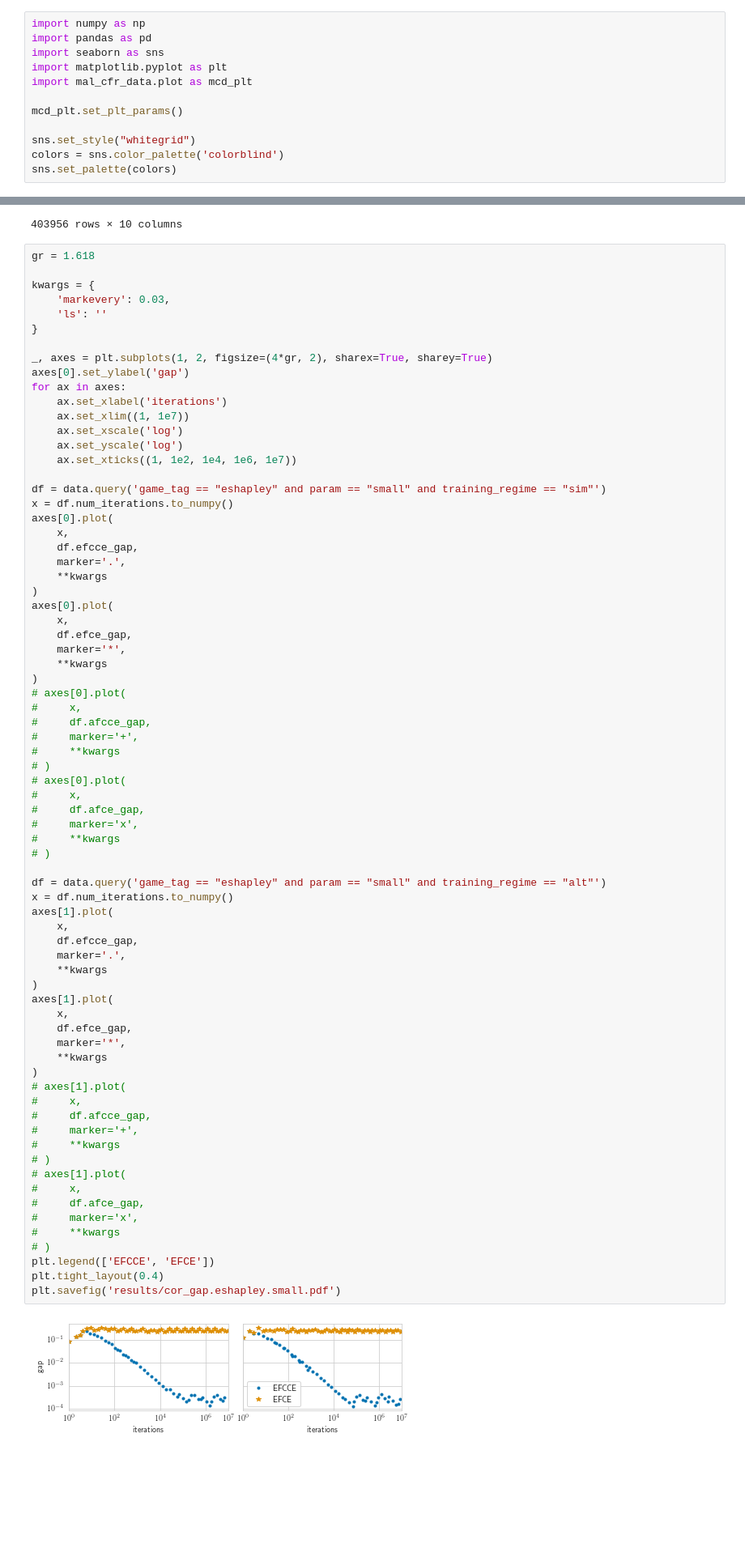
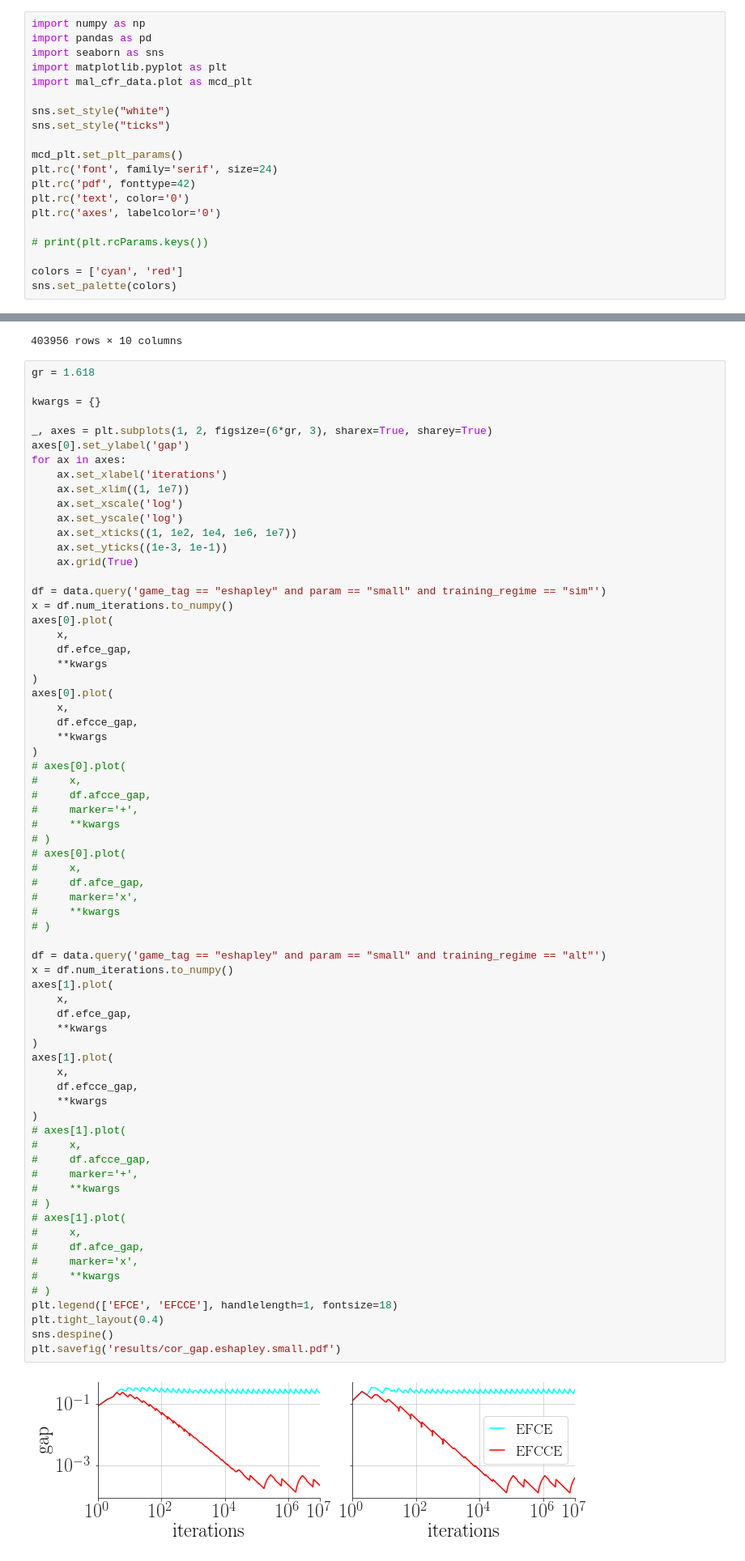
Before and after one commit to dmorrill10/hr_edl_experiments, a Jupyter notebook: cor_gap_data.ipynb, the cells around one changed output, grey strips where cells are left out. Shown at 81% size. Cells and saved outputs as stored; diff of their text form; blank space fills up the shorter version.

Commit message:
Improve figure presentation

```diff
--- a/cor_gap_data.ipynb
+++ b/cor_gap_data.ipynb
@@ -5,10 +5,18 @@ import seaborn as sns
 import matplotlib.pyplot as plt
 import mal_cfr_data.plot as mcd_plt
 
+sns.set_style("white")
+sns.set_style("ticks")
+
 mcd_plt.set_plt_params()
+plt.rc('font', family='serif', size=24)
+plt.rc('pdf', fonttype=42)
+plt.rc('text', color='0')
+plt.rc('axes', labelcolor='0')
 
-sns.set_style("whitegrid")
-colors = sns.color_palette('colorblind')
+# print(plt.rcParams.keys())
+
+colors = ['cyan', 'red']
 sns.set_palette(colors)
 # %%
 data = pd.DataFrame.from_records(np.load('results/cor_gap_data.npy', allow_pickle=True))
@@ -30,12 +38,9 @@ data
 # %%
 gr = 1.618
 
-kwargs = {
-    'markevery': 0.03,
-    'ls': ''
-}
+kwargs = {}
 
-_, axes = plt.subplots(1, 2, figsize=(4*gr, 2), sharex=True, sharey=True)
+_, axes = plt.subplots(1, 2, figsize=(6*gr, 3), sharex=True, sharey=True)
 axes[0].set_ylabel('gap')
 for ax in axes:
     ax.set_xlabel('iterations')
@@ -43,19 +48,19 @@ for ax in axes:
     ax.set_xscale('log')
     ax.set_yscale('log')
     ax.set_xticks((1, 1e2, 1e4, 1e6, 1e7))
+    ax.set_yticks((1e-3, 1e-1))
+    ax.grid(True)
 
 df = data.query('game_tag == "eshapley" and param == "small" and training_regime == "sim"')
 x = df.num_iterations.to_numpy()
 axes[0].plot(
     x,
-    df.efcce_gap,
-    marker='.',
+    df.efce_gap,
     **kwargs
 )
 axes[0].plot(
     x,
-    df.efce_gap,
-    marker='*',
+    df.efcce_gap,
     **kwargs
 )
 # axes[0].plot(
@@ -69,39 +74,38 @@ axes[0].plot(
 #     df.afce_gap,
 #     marker='x',
 #     **kwargs
 # )
 
 df = data.query('game_tag == "eshapley" and param == "small" and training_regime == "alt"')
 x = df.num_iterations.to_numpy()
 axes[1].plot(
     x,
-    df.efcce_gap,
-    marker='.',
+    df.efce_gap,
     **kwargs
 )
 axes[1].plot(
     x,
-    df.efce_gap,
-    marker='*',
+    df.efcce_gap,
     **kwargs
 )
 # axes[1].plot(
 #     x,
 #     df.afcce_gap,
 #     marker='+',
 #     **kwargs
 # )
 # axes[1].plot(
 #     x,
 #     df.afce_gap,
 #     marker='x',
 #     **kwargs
 # )
-plt.legend(['EFCCE', 'EFCE'])
+plt.legend(['EFCE', 'EFCCE'], handlelength=1, fontsize=18)
 plt.tight_layout(0.4)
+sns.despine()
 plt.savefig('results/cor_gap.eshapley.small.pdf')
 # %% [output]
-[figure, old version]
+[figure, new version]
 # %%
 (data.efcce_gap - data.afcce_gap).abs().max()
 # %% [output]
```
Also changed, not shown: parts of 1 cell of this notebook.
